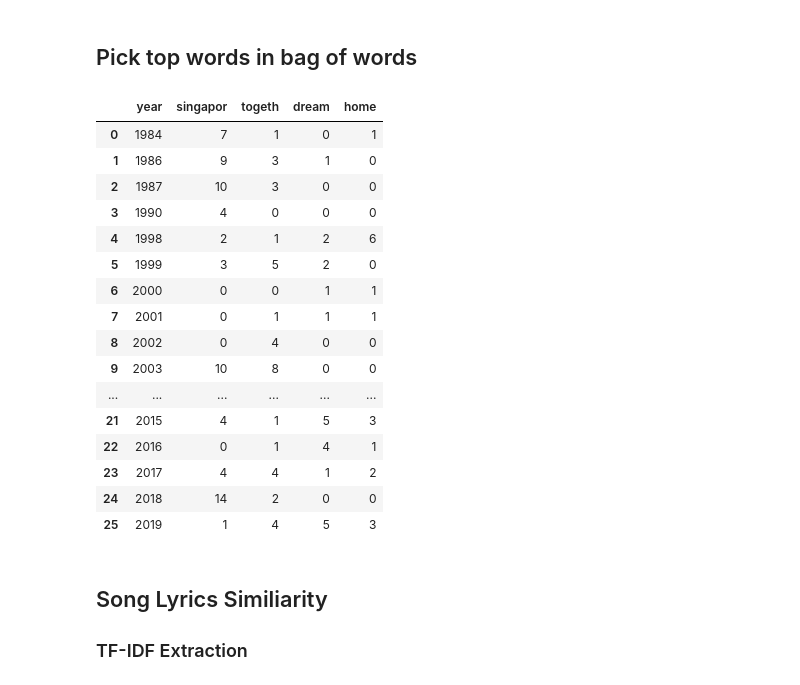
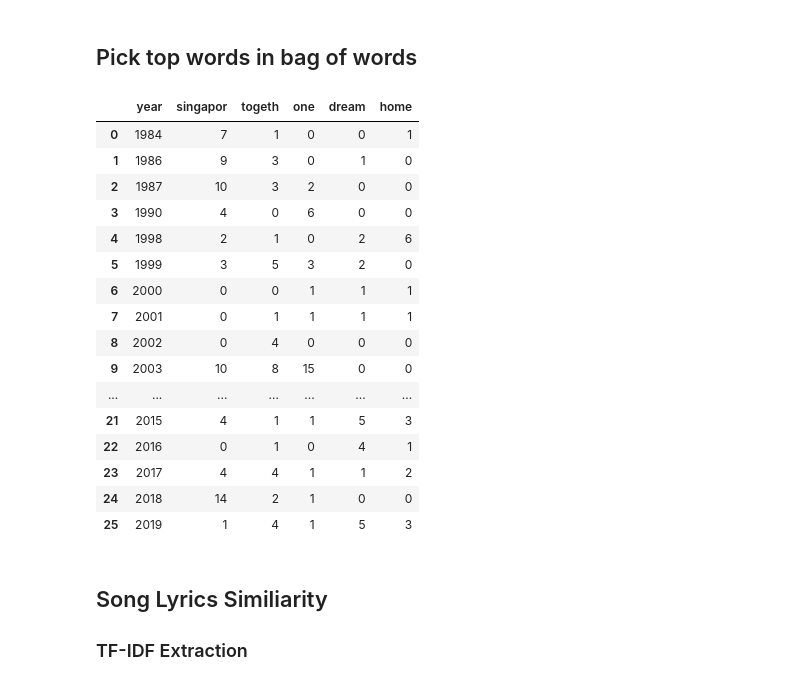
Before and after one commit to sujinleeme/ndp-songs-analysis, a Jupyter notebook: ndp-songs-lyrics.ipynb, the cells around one changed output. Saved outputs shown, nothing was run; the diff lists cells and outputs as text; code cells hidden in the pictures.

```diff
--- a/ndp-songs-lyrics.ipynb
+++ b/ndp-songs-lyrics.ipynb
@@ -328,25 +316,25 @@ mostly_used_word_dataFrame.head(20)
 ## Pick top words in bag of words
 # %%
 # Singapore, Together, One, Dream, Home
-pd.concat([data.year, bag_of_wrods_dataFrame.singapor, bag_of_wrods_dataFrame.togeth, bag_of_wrods_dataFrame.dream, bag_of_wrods_dataFrame.home], axis=1, sort=False)
+pd.concat([data.year, bag_of_wrods_dataFrame.singapor, bag_of_wrods_dataFrame.togeth, bag_of_wrods_dataFrame.one, bag_of_wrods_dataFrame.dream, bag_of_wrods_dataFrame.home], axis=1, sort=False)
 # %% [output]
-|  | year | singapor | togeth | dream | home |
-| 0 | 1984 | 7 | 1 | 0 | 1 |
-| 1 | 1986 | 9 | 3 | 1 | 0 |
-| 2 | 1987 | 10 | 3 | 0 | 0 |
-| 3 | 1990 | 4 | 0 | 0 | 0 |
-| 4 | 1998 | 2 | 1 | 2 | 6 |
-| 5 | 1999 | 3 | 5 | 2 | 0 |
-| 6 | 2000 | 0 | 0 | 1 | 1 |
-| 7 | 2001 | 0 | 1 | 1 | 1 |
-| 8 | 2002 | 0 | 4 | 0 | 0 |
-| 9 | 2003 | 10 | 8 | 0 | 0 |
-| ... | ... | ... | ... | ... | ... |
-| 21 | 2015 | 4 | 1 | 5 | 3 |
-| 22 | 2016 | 0 | 1 | 4 | 1 |
-| 23 | 2017 | 4 | 4 | 1 | 2 |
-| 24 | 2018 | 14 | 2 | 0 | 0 |
-| 25 | 2019 | 1 | 4 | 5 | 3 |
+|  | year | singapor | togeth | one | dream | home |
+| 0 | 1984 | 7 | 1 | 0 | 0 | 1 |
+| 1 | 1986 | 9 | 3 | 0 | 1 | 0 |
+| 2 | 1987 | 10 | 3 | 2 | 0 | 0 |
+| 3 | 1990 | 4 | 0 | 6 | 0 | 0 |
+| 4 | 1998 | 2 | 1 | 0 | 2 | 6 |
+| 5 | 1999 | 3 | 5 | 3 | 2 | 0 |
+| 6 | 2000 | 0 | 0 | 1 | 1 | 1 |
+| 7 | 2001 | 0 | 1 | 1 | 1 | 1 |
+| 8 | 2002 | 0 | 4 | 0 | 0 | 0 |
+| 9 | 2003 | 10 | 8 | 15 | 0 | 0 |
+| ... | ... | ... | ... | ... | ... | ... |
+| 21 | 2015 | 4 | 1 | 1 | 5 | 3 |
+| 22 | 2016 | 0 | 1 | 0 | 4 | 1 |
+| 23 | 2017 | 4 | 4 | 1 | 1 | 2 |
+| 24 | 2018 | 14 | 2 | 1 | 0 | 0 |
+| 25 | 2019 | 1 | 4 | 1 | 5 | 3 |
 # %% [markdown]
 ## Song Lyrics Similiarity
 ### TF-IDF Extraction
```
Also changed, not shown: parts of 10 cells of this notebook, 9 other files.
